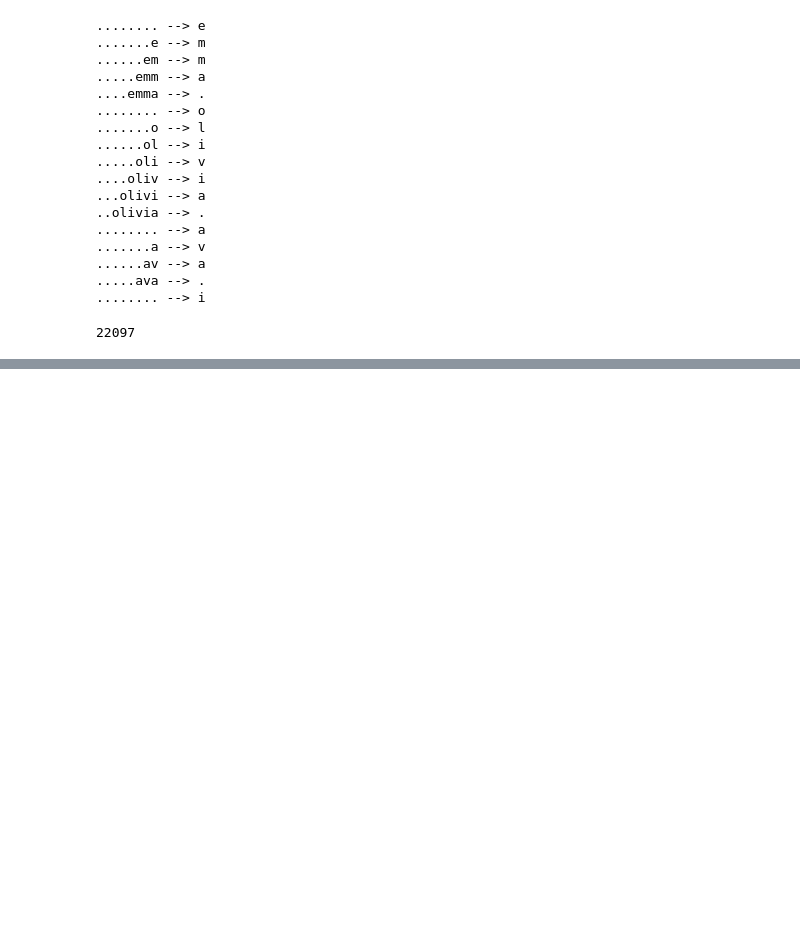
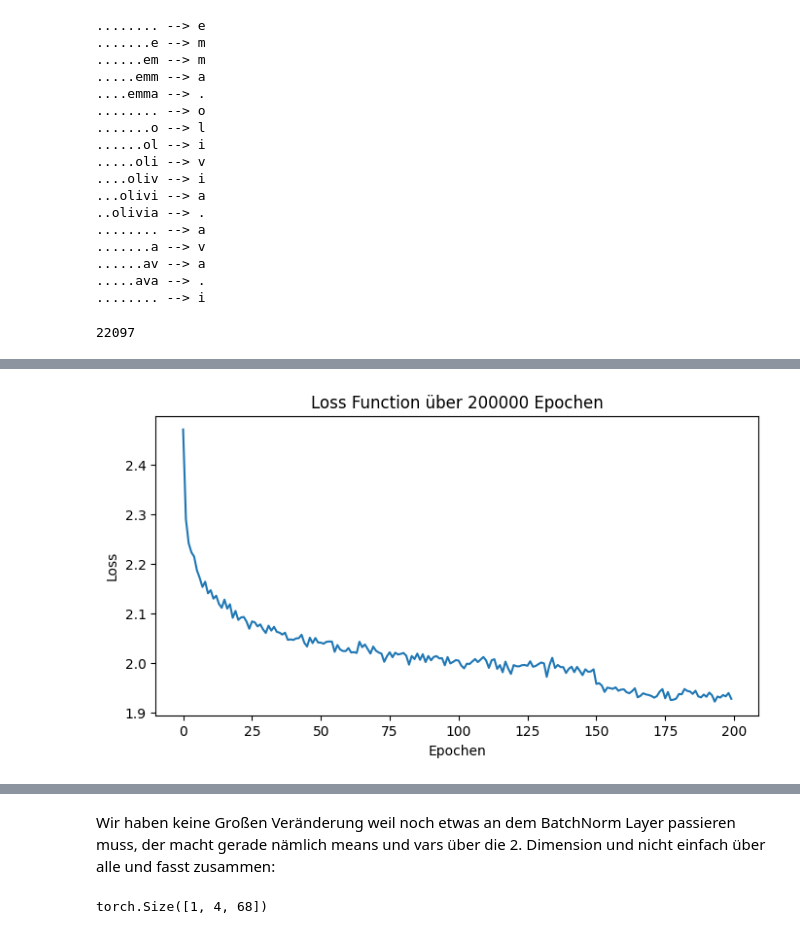
Before and after one commit to Road2Nohand/makemore, a Jupyter notebook: makemore_part5.ipynb, the cells around one changed output, grey strips where cells are left out. Cells and saved outputs as stored; diff of their text form; code cells hidden in the pictures; blank space fills up the shorter version.

```diff
--- a/makemore_part5.ipynb
+++ b/makemore_part5.ipynb
@@ -799,0 +1132,3 @@ for p in parameters:
+# %%
+for layer in model.layers:
+        print(tuple(layer.out.shape), layer.__class__.__name__)
@@ -799,0 +1180,8 @@ for p in parameters:
+# %%
+# Kurzer Anlauf damit die "outs" initialisiert werden
+ix = torch.randint(0, Xtr.shape[0], (32,)) # 32er Batches
+X, Y = Xtr[ix], Ytr[ix]
+logits = model(X)
+
+for layer in model.layers:
+        print(tuple(layer.out.shape), layer.__class__.__name__)
@@ -799,0 +1251,62 @@ for p in parameters:
+# %%
+LR = 0.1
+EPOCHEN = 200000
+BATCH_SIZE = 32
+lossi = []
+
+for i in range(EPOCHEN):
+
+    # Zufällige 32er Mini Batches jede Epoche -> "Stochastic Gradient Descent"
+    ix = torch.randint(0, Xtr.shape[0], (BATCH_SIZE,))
+    X, Y = Xtr[ix], Ytr[ix]
+
+    # forward Pass
+    logits = model(X)
+    loss = F.cross_entropy(logits, Y)
+    lossi.append(loss.item())
+
+    if i % 10000 == 0:
+        print("Epoche:", i, "LR", LR ,"Loss:", loss.item())
+
+    # backward Pass
+    for p in parameters:
+        p.grad = None
+    loss.backward()
+
+    # Update Parameters
+    if i > 150000:
+        LR = 0.01
+    for p in parameters:
+        p.data += -LR * p.grad
+
+# Loss Function plotten:
+# Avg über den Loss machen, damit plot nicer
+lossi = torch.tensor(lossi).view(-1, 1000).mean(1)
+plt.figure(figsize=(8, 4))
+plt.plot(lossi)
+plt.title(f"Loss Function über {EPOCHEN} Epochen")
+plt.xlabel("Epochen")
+plt.ylabel("Loss")
+plt.show();
+
+# Für BatchNorm Training deaktiveren, wegen Mean und Variance
+for layer in model.layers:
+    layer.training = False
+
+#Letzter Forward Pass durch alle Daten, für Loss test
+@torch.no_grad() # Kein Gradienten-Tracking, für Performance
+def split_loss(split):
+    x,y = {
+        "train": (Xtr, Ytr),
+        "dev": (Xdev, Ydev),
+        "test": (Xte, Yte)
+    }[split]
+
+    logits = model(x)
+    loss = F.cross_entropy(logits, y)
+    print(f"{split} Loss:", loss.item())
+
+split_loss("train")
+split_loss("dev")
+split_loss("test")
+# %% [output]
@@ -799,0 +1333 @@ for p in parameters:
+[figure, added]
@@ -799,0 +1337,6 @@ for p in parameters:
+# %% [markdown]
+Wir haben keine Großen Veränderung weil noch etwas an dem BatchNorm Layer passieren muss, der macht gerade nämlich means und vars über die 2. Dimension und nicht einfach über alle und fasst zusammen:
+# %%
+model.layers[3].running_mean.shape
+# %% [output]
+torch.Size([1, 4, 68])
```
Also changed, not shown: parts of 30 cells of this notebook.
